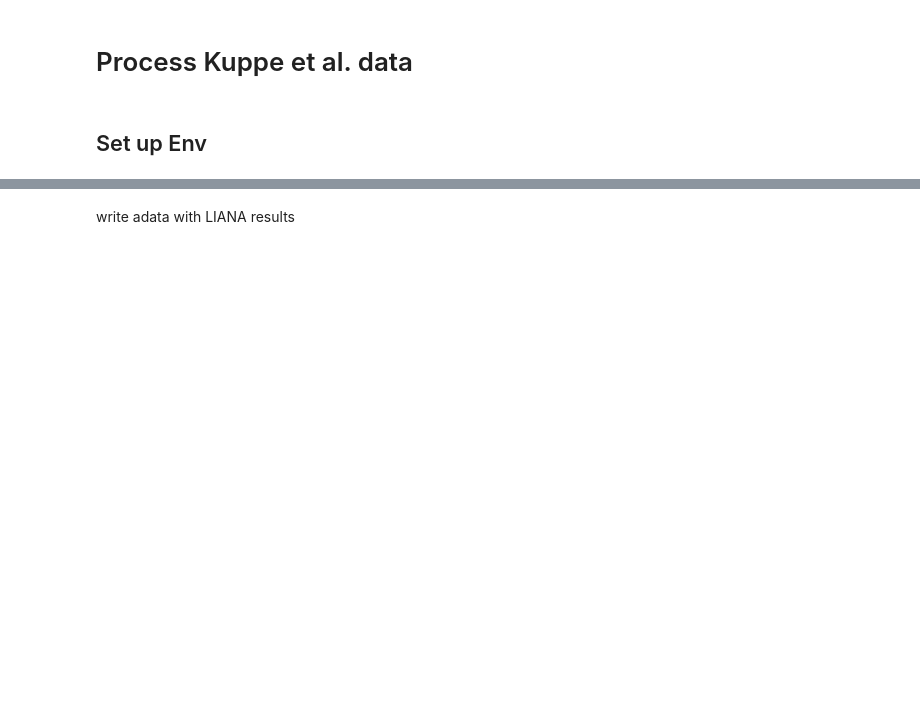
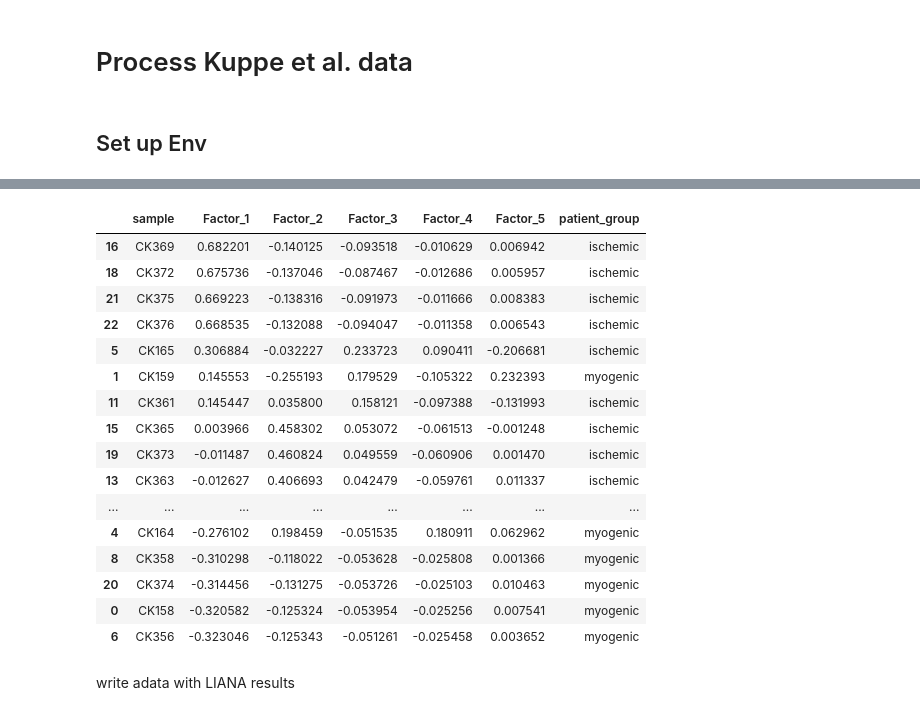
Before and after one commit to saezlab/lianaplus_manuscript, a Jupyter notebook: notebooks/classification/1.Process_KuppeEtAl.ipynb, the cells around one changed output, grey strips where cells are left out. Drawn from its saved outputs; the diff is of its cells as text; code cells hidden in the pictures; blank space fills up the shorter version.

```diff
--- a/notebooks/classification/1.Process_KuppeEtAl.ipynb
+++ b/notebooks/classification/1.Process_KuppeEtAl.ipynb
@@ -89,0 +75,16 @@ gc.collect()
+# %%
+cell_type_abbreviations = {'neuronal receptor cell': 'NRC',
+    'mast cell': 'MC',
+    'cardiac muscle myoblast': 'CMM',
+    'smooth muscle myoblast': 'SMM',
+    'pericyte': 'PC',
+    'lymphoid lineage restricted progenitor cell': 'LLRPC',
+    'immature innate lymphoid cell': 'IILC',
+    'fibroblast of cardiac tissue': 'FCT',
+    'cardiac endothelial cell': 'CEC',
+    'adipocyte of epicardial fat of left ventricle': 'AEFLV',
+    'native cell': 'NC'
+}
+# %%
+# use the replace() method to recode the cell_type column
+adata.obs['cell_abbr'] = adata.obs['cell_type'].replace(cell_type_abbreviations)
@@ -91,0 +103,13 @@ li.mt.rank_aggregate.by_sample(adata, groupby='cell_type', use_raw=False, sample
+# %%
+mdata = li.multi.lrs_to_views(adata,
+                              sample_key=sample_key,
+                              score_key='lrscore',
+                              obs_keys=[condition_key], # add those to mdata.obs
+                              lr_prop = 0.2, # minimum required proportion of samples to keep an LR
+                              lrs_per_sample = 10, # minimum number of interactions to keep a sample in a specific view
+                              lrs_per_view = 10, # minimum number of interactions to keep a view
+                              samples_per_view = 8, # minimum number of samples to keep a view
+                              min_variance = 0, # minimum variance to keep an interaction
+                              lr_fill = 0, # fill missing LR values across samples with this
+                              verbose=True
+                              )
@@ -91,0 +161,4 @@ li.mt.rank_aggregate.by_sample(adata, groupby='cell_type', use_raw=False, sample
+# %%
+# obtain factor scores
+factor_scores = li.multi.get_factor_scores(mdata, obsm_key='X_mofa')
+factor_scores.head()
@@ -92,3 +172,23 @@ li.mt.rank_aggregate.by_sample(adata, groupby='cell_type', use_raw=False, sample
+# %%
+factor_scores.sort_values('Factor_1', ascending=False)
+# %% [output]
+|  | sample | Factor_1 | Factor_2 | Factor_3 | Factor_4 | Factor_5 | patient_group |
+| 16 | CK369 | 0.682201 | -0.140125 | -0.093518 | -0.010629 | 0.006942 | ischemic |
+| 18 | CK372 | 0.675736 | -0.137046 | -0.087467 | -0.012686 | 0.005957 | ischemic |
+| 21 | CK375 | 0.669223 | -0.138316 | -0.091973 | -0.011666 | 0.008383 | ischemic |
+| 22 | CK376 | 0.668535 | -0.132088 | -0.094047 | -0.011358 | 0.006543 | ischemic |
+| 5 | CK165 | 0.306884 | -0.032227 | 0.233723 | 0.090411 | -0.206681 | ischemic |
+| 1 | CK159 | 0.145553 | -0.255193 | 0.179529 | -0.105322 | 0.232393 | myogenic |
+| 11 | CK361 | 0.145447 | 0.035800 | 0.158121 | -0.097388 | -0.131993 | ischemic |
+| 15 | CK365 | 0.003966 | 0.458302 | 0.053072 | -0.061513 | -0.001248 | ischemic |
+| 19 | CK373 | -0.011487 | 0.460824 | 0.049559 | -0.060906 | 0.001470 | ischemic |
+| 13 | CK363 | -0.012627 | 0.406693 | 0.042479 | -0.059761 | 0.011337 | ischemic |
+| ... | ... | ... | ... | ... | ... | ... | ... |
+| 4 | CK164 | -0.276102 | 0.198459 | -0.051535 | 0.180911 | 0.062962 | myogenic |
+| 8 | CK358 | -0.310298 | -0.118022 | -0.053628 | -0.025808 | 0.001366 | myogenic |
+| 20 | CK374 | -0.314456 | -0.131275 | -0.053726 | -0.025103 | 0.010463 | myogenic |
+| 0 | CK158 | -0.320582 | -0.125324 | -0.053954 | -0.025256 | 0.007541 | myogenic |
+| 6 | CK356 | -0.323046 | -0.125343 | -0.051261 | -0.025458 | 0.003652 | myogenic |
 # %% [markdown]
 write adata with LIANA results
 # %%
```
Also changed, not shown: parts of 38 cells of this notebook, 1 other file.
